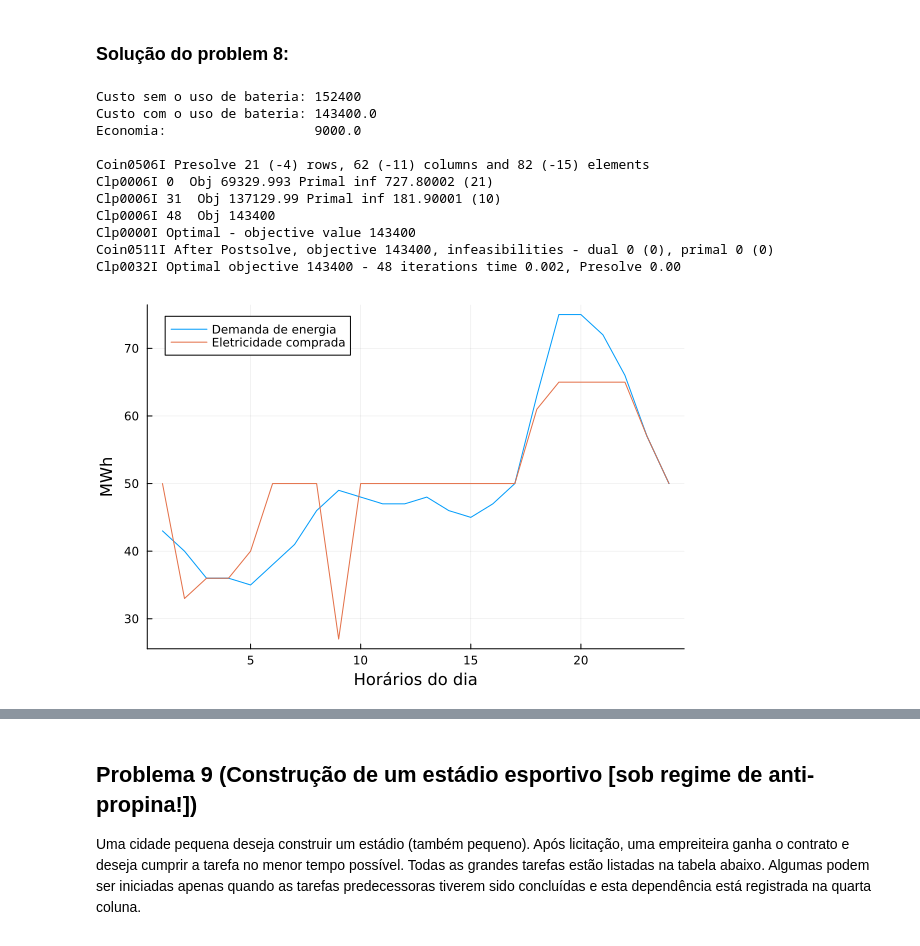
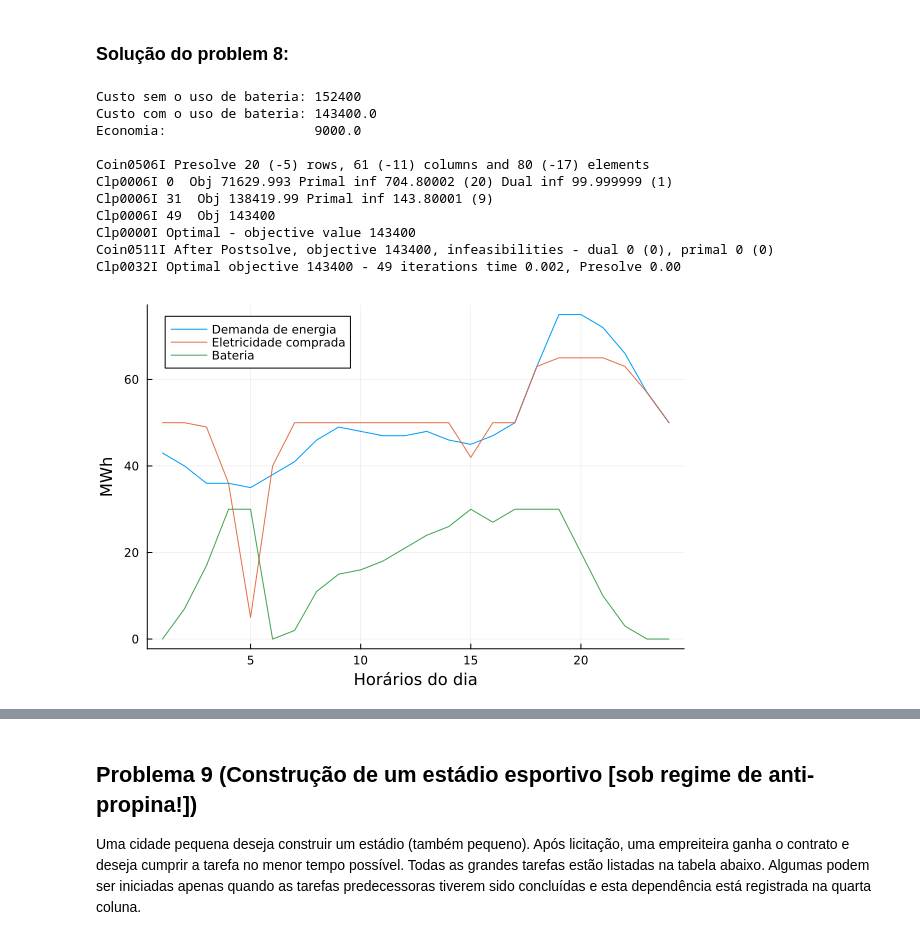
Before and after one commit to leotanaka4/intro-to-optimization, a Jupyter notebook: lista1_com361_23.ipynb, the cells around one changed output, grey strips where cells are left out. Saved outputs shown, nothing was run; the diff lists cells and outputs as text; code cells hidden in the pictures.

```diff
--- a/lista1_com361_23.ipynb
+++ b/lista1_com361_23.ipynb
@@ -390,53 +488,58 @@ Para contornar estes problemas potenciais, o prefeito comprou uma bateria grande
 # %% [markdown]
 ### Solução do problem 8:
 # %%
+# 1. Economia de graças a bateria
 preco = 100 # 100 reais por MWh em menos de 50 MWh
 excedente = 400 # 400 reaias por MWh acima de 50MWh
 demanda = [43, 40, 36, 36, 35, 38, 41, 46, 49, 48, 47, 47, 48, 46, 45, 47, 50, 63, 75, 75, 72, 66, 57, 50]
 lim_bateria = 30 # limite de bateria
+
+m = Model(Clp.Optimizer)
+@variable(m, 0 <= bateria[1:24] <= 30) # carga inicial + 24 horas -> com limite para a carga da bateria de 30MWh
+@constraint(m, bateria[1] == 0) # A bateria começa o dia sem carga
+
+# A compra de ambas as energias não pode ultrapassar de 65MWh
+@variable(m, 0 <= compra_normal[1:24] <= 50) # energia comprada no preço normal -> 100
+@variable(m, 0 <= compra_exc[1:24] <= 15) # energia comprada no preço mais caro -> 400
+
+# Compra-se energia para atingir a demanda e carregar a bateria
+@constraint(m, [i in 1:23], compra_normal[i] + compra_exc[i] + bateria[i] == demanda[i] + bateria[i+1])
+@constraint(m, compra_normal[24] + compra_exc[24] + bateria[24] == demanda[24] + bateria[1])
+
+@objective(m, Min, sum(compra_normal*preco) + sum(compra_exc*excedente)) # minimiza o custo total com o uso da bateria
+optimize!(m)
+
+# Comparando o custo com e sem o uso da bateria
 custo = 0
-
 for i in demanda
     if i <= 50
         custo += i*preco
     else
         custo += (i-50)*excedente + 50*preco
     end
 end
 
-m = Model(Clp.Optimizer)
-@variable(m, 0 <= bateria[1:25] <= 30) # carga inicial + 24 horas -> com limite para a carga da bateria de 30MWh
-@variable(m, 0 <= compra_normal[1:24] <= 50) # energia comprada no preço normal -> 100
-@variable(m, 0 <= compra_exc[1:24] <= 15) # energia comprada no preço mais caro -> 400
-# A compra de ambas as energias não pode ultrapassar de 65MWh
-
-@constraint(m, bateria[1] == 0) # A bateria começa o dia sem carga
-
-# Compra-se energia para atingir a demanda e carregar a bateria
-@constraint(m, [i in 1:24], compra_normal[i] + compra_exc[i] + bateria[i] == demanda[i] + bateria[i+1])
-
-@objective(m, Min, sum(compra_normal*preco) + sum(compra_exc*excedente)) # minimiza o custo total com o uso da bateria
-
-optimize!(m)
 println("Custo sem o uso de bateria: ", custo)
 println("Custo com o uso de bateria: ", JuMP.objective_value.(m))
 println("Economia:                   ", custo - JuMP.objective_value.(m))
 println()
 
+# 3. Plotar o gráfico
+
 t = range(start = 1; stop=24, length=24)
-plot(t, [demanda, JuMP.value.(compra_normal) .+ JuMP.value.(compra_exc)], label=["Demanda de energia" "Eletricidade comprada"])
+plot(t, [demanda, JuMP.value.(compra_normal) .+ JuMP.value.(compra_exc), JuMP.value.(bateria)], label=["Demanda de energia" "Eletricidade comprada" "Bateria"])
 xlabel!("Horários do dia")
 ylabel!("MWh")
 # %% [output]
 Custo sem o uso de bateria: 152400
 Custo com o uso de bateria: 143400.0
 Economia:                   9000.0
 
-Coin0506I Presolve 21 (-4) rows, 62 (-11) columns and 82 (-15) elements
-Clp0006I 0  Obj 69329.993 Primal inf 727.80002 (21)
-Clp0006I 31  Obj 137129.99 Primal inf 181.90001 (10)
-Clp0006I 48  Obj 143400
+Coin0506I Presolve 20 (-5) rows, 61 (-11) columns and 80 (-17) elements
+Clp0006I 0  Obj 71629.993 Primal inf 704.80002 (20) Dual inf 99.999999 (1)
+Clp0006I 31  Obj 138419.99 Primal inf 143.80001 (9)
+Clp0006I 49  Obj 143400
 Clp0000I Optimal - objective value 143400
 Coin0511I After Postsolve, objective 143400, infeasibilities - dual 0 (0), primal 0 (0)
-Clp0032I Optimal objective 143400 - 48 iterations time 0.002, Presolve 0.00
+Clp0032I Optimal objective 143400 - 49 iterations time 0.002, Presolve 0.00
-[figure, old version]
+[figure, new version]
```
Also changed, not shown: parts of 7 cells of this notebook.
